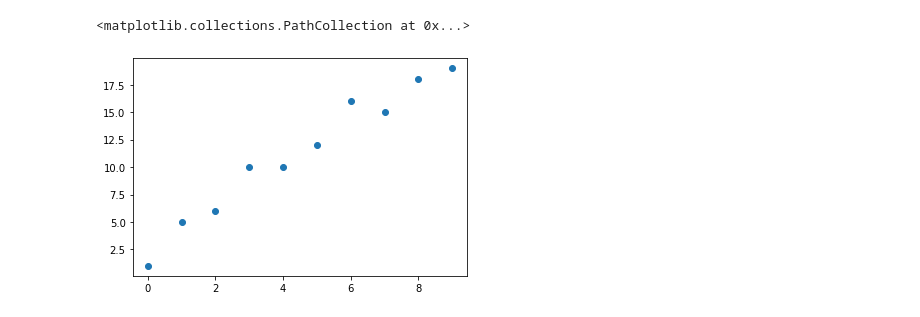
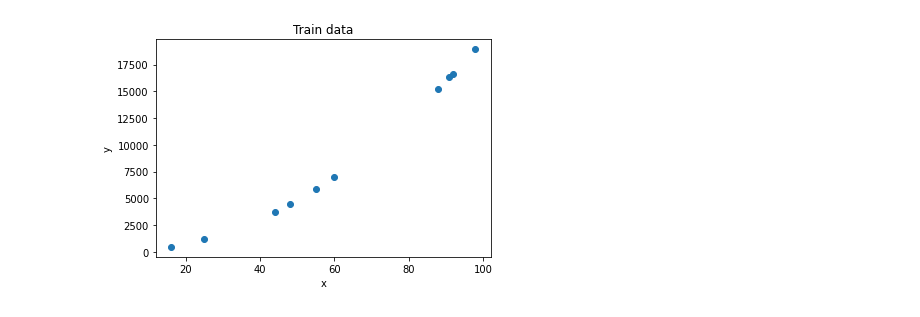
Before and after one commit to noobChef01/grape, a Jupyter notebook: experiment.ipynb, the cells around one changed output. Drawn from its saved outputs; the diff is of its cells as text; code cells hidden in the pictures.

```diff
--- a/experiment.ipynb
+++ b/experiment.ipynb
@@ -37 +37,9 @@ parse("4*8/0")
+# %%
+plt.scatter(X_test, y_test)
+plt.title("Train data")
+plt.xlabel("x")
+plt.ylabel("y")
+plt.show()
+# %% [output]
+[figure, added]
 # %%
@@ -46,5 +47,0 @@ y_noised = y(x) + noise
-# %%
-plt.scatter(x, y_noised)
-# %% [output]
-<matplotlib.collections.PathCollection at 0x...>
-[figure, removed]
```
Also changed, not shown: parts of 18 cells of this notebook, 3 other files.
